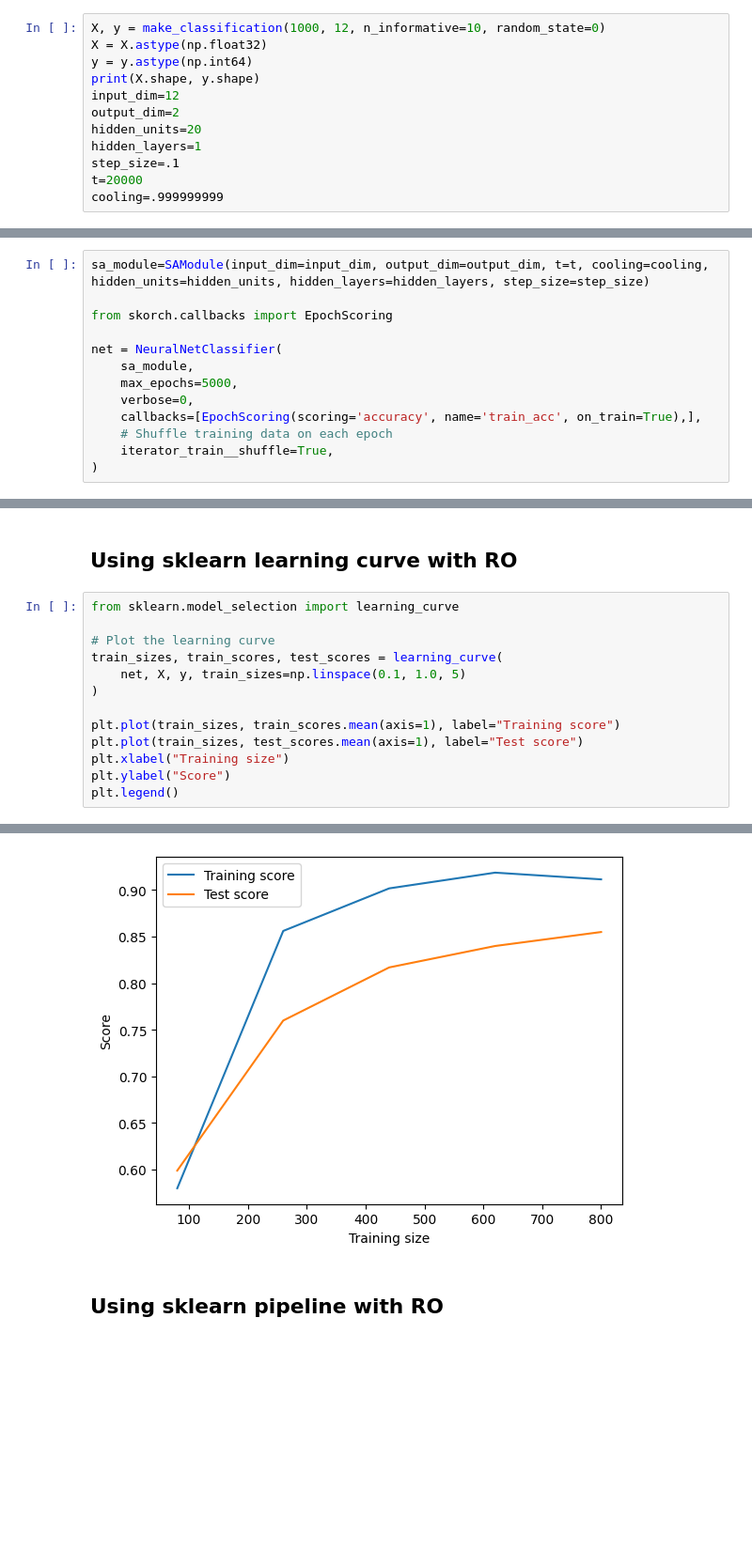
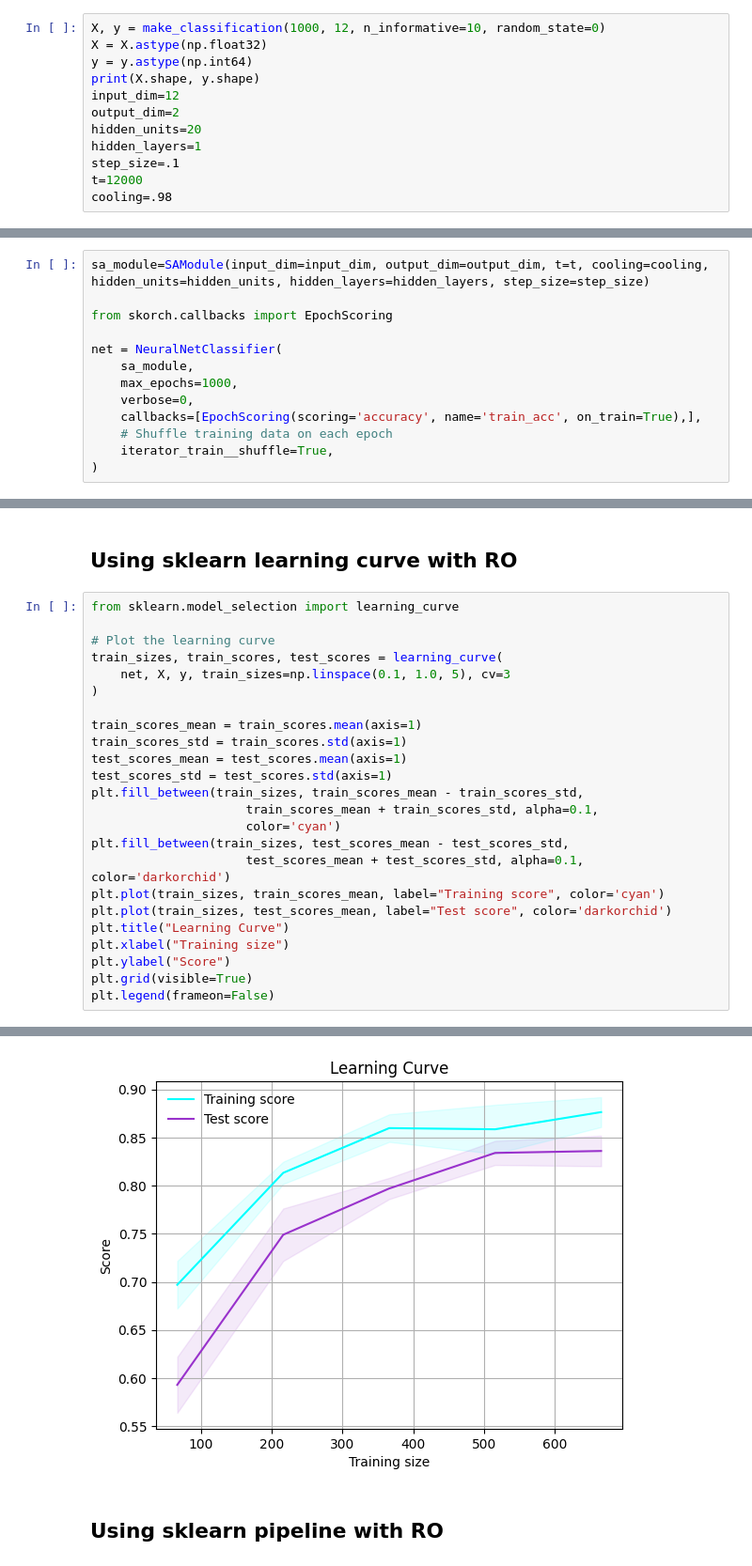
Before and after one commit to jlm429/pyperch, a Jupyter notebook: notebooks/sa_opt_network.ipynb, the cells around one changed output, grey strips where cells are left out. Shown at 94% size. Saved outputs shown, nothing was run; the diff lists cells and outputs as text; blank space fills up the shorter version.

```diff
--- a/notebooks/sa_opt_network.ipynb
+++ b/notebooks/sa_opt_network.ipynb
@@ -31,8 +31,8 @@ output_dim=2
 hidden_units=20
 hidden_layers=1
 step_size=.1
-t=20000
-cooling=.999999999
+t=12000
+cooling=.98
 # %% [output]
 (1000, 12) (1000,)
 # %%
@@ -42,7 +42,7 @@ from skorch.callbacks import EpochScoring
 
 net = NeuralNetClassifier(
     sa_module,
-    max_epochs=5000,
+    max_epochs=1000,
     verbose=0,
     callbacks=[EpochScoring(scoring='accuracy', name='train_acc', on_train=True),],
     # Shuffle training data on each epoch
@@ -97,19 +99,30 @@ plt.legend()
 # %%
 from sklearn.model_selection import learning_curve
 
 # Plot the learning curve
 train_sizes, train_scores, test_scores = learning_curve(
-    net, X, y, train_sizes=np.linspace(0.1, 1.0, 5)
+    net, X, y, train_sizes=np.linspace(0.1, 1.0, 5), cv=3
 )
 
-plt.plot(train_sizes, train_scores.mean(axis=1), label="Training score")
-plt.plot(train_sizes, test_scores.mean(axis=1), label="Test score")
+train_scores_mean = train_scores.mean(axis=1)
+train_scores_std = train_scores.std(axis=1)
+test_scores_mean = test_scores.mean(axis=1)
+test_scores_std = test_scores.std(axis=1)
+plt.fill_between(train_sizes, train_scores_mean - train_scores_std,
+                     train_scores_mean + train_scores_std, alpha=0.1,
+                     color='cyan')
+plt.fill_between(train_sizes, test_scores_mean - test_scores_std,
+                     test_scores_mean + test_scores_std, alpha=0.1, color='darkorchid')
+plt.plot(train_sizes, train_scores_mean, label="Training score", color='cyan')
+plt.plot(train_sizes, test_scores_mean, label="Test score", color='darkorchid')
+plt.title("Learning Curve")
 plt.xlabel("Training size")
 plt.ylabel("Score")
-plt.legend()
+plt.grid(visible=True)
+plt.legend(frameon=False)
 # %% [output]
 <matplotlib.legend.Legend at 0x...>
-[figure, old version]
+[figure, new version]
 # %% [markdown]
 ## Using sklearn pipeline with RO
 # %%
```
Also changed, not shown: parts of 2 cells of this notebook, 1 other file.
